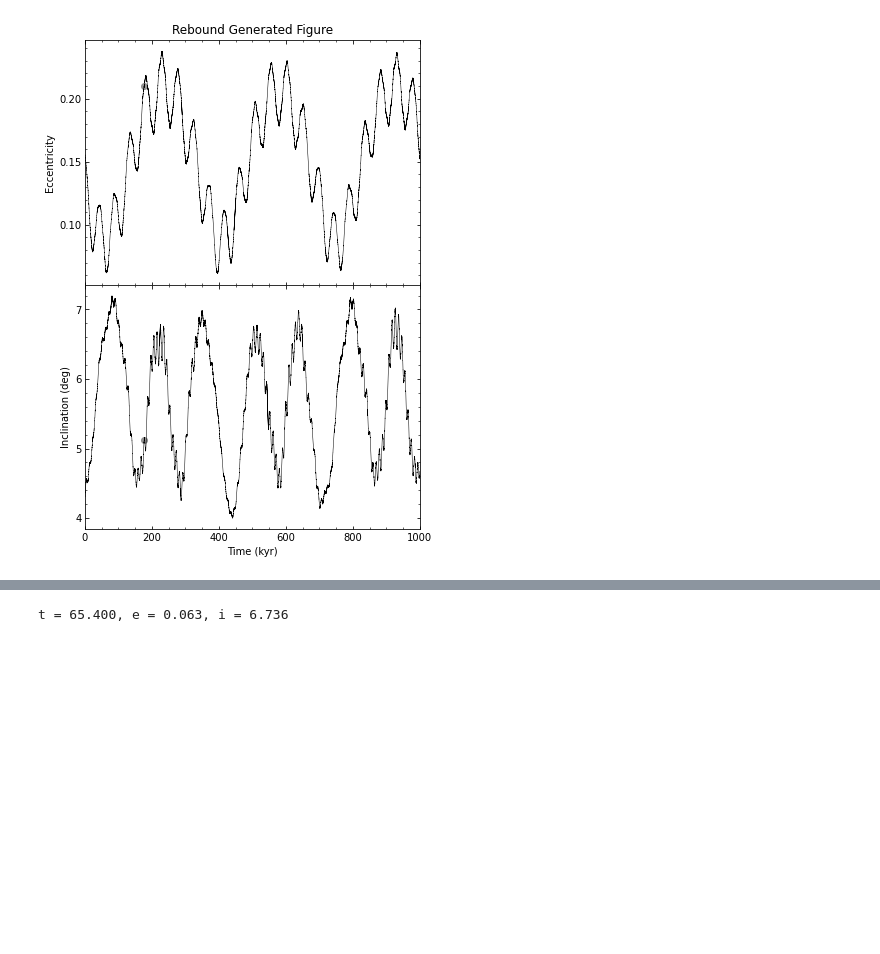
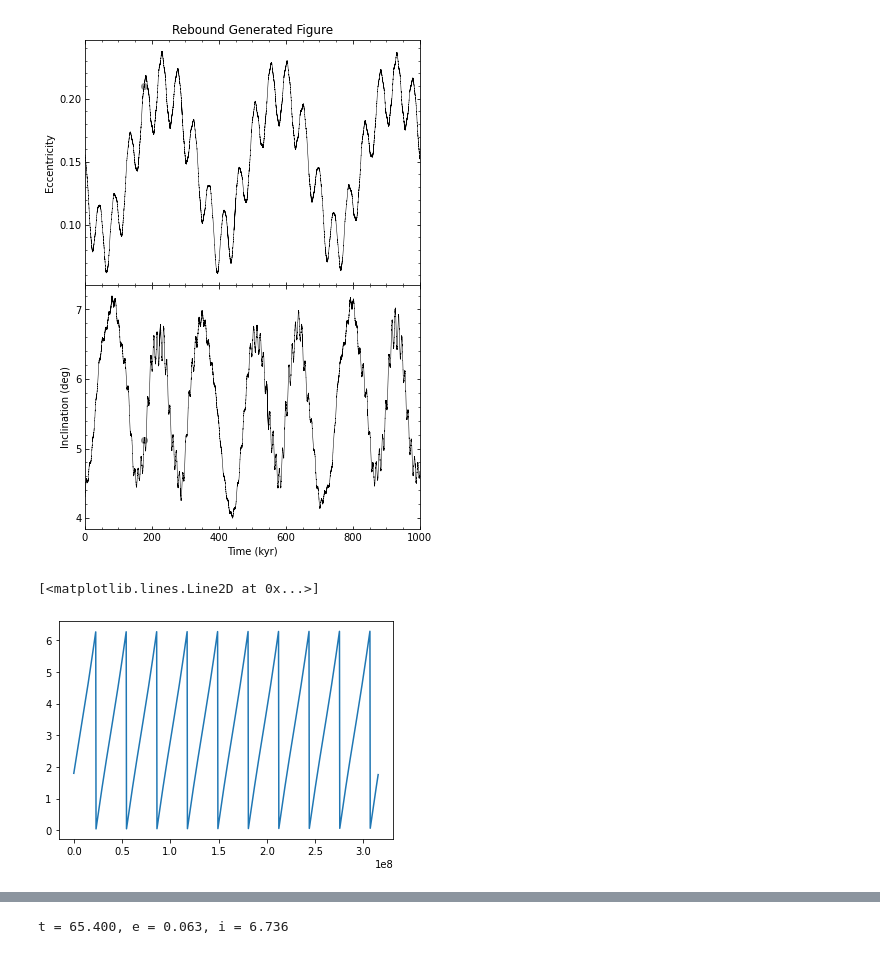
Before and after one commit to Rmelikyan/Flora_Family, a Jupyter notebook: notebooks/Flora_1Myr_analysis.ipynb, the cells around one changed output, grey strips where cells are left out. Saved outputs shown, nothing was run; the diff lists cells and outputs as text; code cells hidden in the pictures; blank space fills up the shorter version.

```diff
--- a/notebooks/Flora_1Myr_analysis.ipynb
+++ b/notebooks/Flora_1Myr_analysis.ipynb
@@ -82,2 +82,12 @@ flora_init_1.save('/Users/bethclark/Projects/Flora_Family/data/sim_inits/Flrora_
 # %%
 ps = flora_init_1.particles
+# %%
+times = np.linspace(0, 10*sec2year, 1000)
+earth_f = []
+for t in times:
+    flora_init_1.integrate(t)
+    earth_f.append(ps["Earth"].f)
+plt.plot(times, earth_f)
+# %% [output]
+[<matplotlib.lines.Line2D at 0x...>]
+[figure, added]
```
Also changed, not shown: parts of 4 cells of this notebook, 9 other files.
